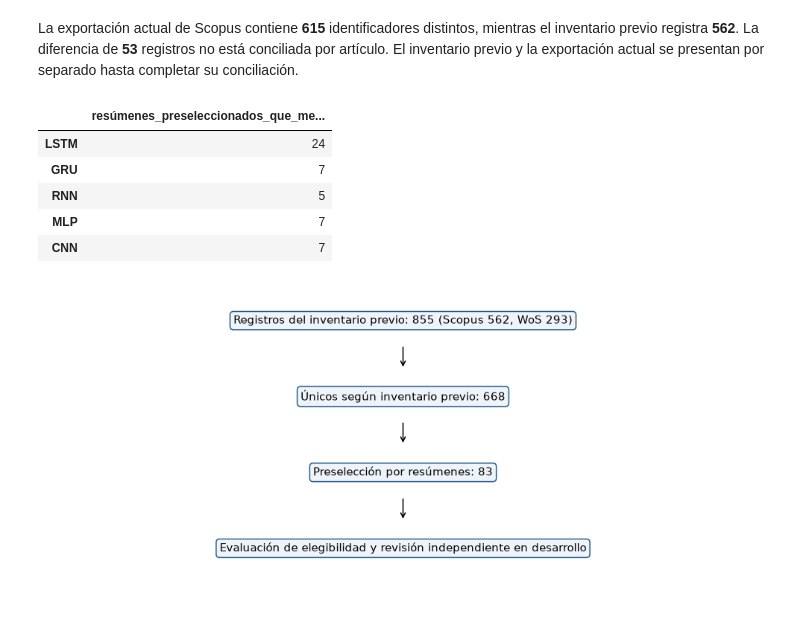
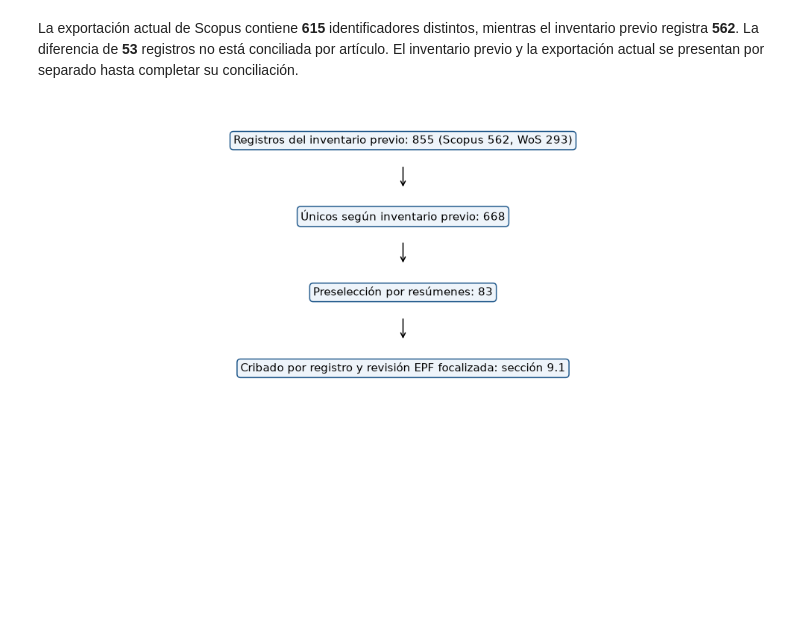
Before and after one commit to Fabian-11037/Time-Series-Project, a Jupyter notebook: book/09_literatura.ipynb, the cells around one changed output. Cells and saved outputs as stored; diff of their text form; code cells hidden in the pictures; blank space fills up the shorter version.

```diff
--- a/book/09_literatura.ipynb
+++ b/book/09_literatura.ipynb
@@ -65,23 +65,13 @@ display(Markdown(f"La exportación actual de Scopus contiene **{audit['scopus_cu
 La exportación actual de Scopus contiene **615** identificadores distintos, mientras el inventario previo registra **562**. La diferencia de **53** registros no está conciliada por artículo. El inventario previo y la exportación actual se presentan por separado hasta completar su conciliación.
 # %%
 selected = pd.read_csv(ROOT / 'literature/inherited_selected_83.csv')
-freq = selected[['LSTM', 'GRU', 'RNN', 'MLP', 'CNN']].sum().to_frame('resúmenes_preseleccionados_que_mencionan_arquitectura')
-table(freq, 'literatura_menciones_no_baselines')
+fig, ax = plt.subplots(figsize=(9, 4))
+ax.axis('off')
+boxes = [(0.9, f"Registros del inventario previo: {meta['registros_exportados']} (Scopus {meta['scopus']}, WoS {meta['wos']})"), (0.65, f"Únicos según inventario previo: {meta['unicos']}"), (0.4, f"Preselección por resúmenes: {meta['seleccionados']}"), (0.15, 'Cribado por registro y revisión EPF focalizada: sección 9.1')]
+for y, label in boxes:
+    ax.text(0.5, y, label, ha='center', va='center', bbox=dict(boxstyle='round', fc='#eef4fa', ec='#245b8d'))
+for y in [0.82, 0.57, 0.32]:
+    ax.annotate('', xy=(0.5, y - 0.08), xytext=(0.5, y), arrowprops=dict(arrowstyle='->'))
+figure(fig, 'flujo_bibliografico_parcial')
 # %% [output]
-|  | resúmenes_preseleccionados_que_me... |
-| LSTM | 24 |
-| GRU | 7 |
-| RNN | 5 |
-| MLP | 7 |
-| CNN | 7 |
+[figure, added]
-# %%
-fig, ax = plt.subplots(figsize=(9, 4))
-ax.axis('off')
-boxes = [(0.9, f"Registros del inventario previo: {meta['registros_exportados']} (Scopus {meta['scopus']}, WoS {meta['wos']})"), (0.65, f"Únicos según inventario previo: {meta['unicos']}"), (0.4, f"Preselección por resúmenes: {meta['seleccionados']}"), (0.15, 'Evaluación de elegibilidad y revisión independiente en desarrollo')]
-for y, label in boxes:
-    ax.text(0.5, y, label, ha='center', va='center', bbox=dict(boxstyle='round', fc='#eef4fa', ec='#245b8d'))
-for y in [0.82, 0.57, 0.32]:
-    ax.annotate('', xy=(0.5, y - 0.08), xytext=(0.5, y), arrowprops=dict(arrowstyle='->'))
-figure(fig, 'flujo_bibliografico_parcial')
-# %% [output]
-[figure, removed]
```
Also changed, not shown: parts of 24 cells of this notebook, 50 other files.
